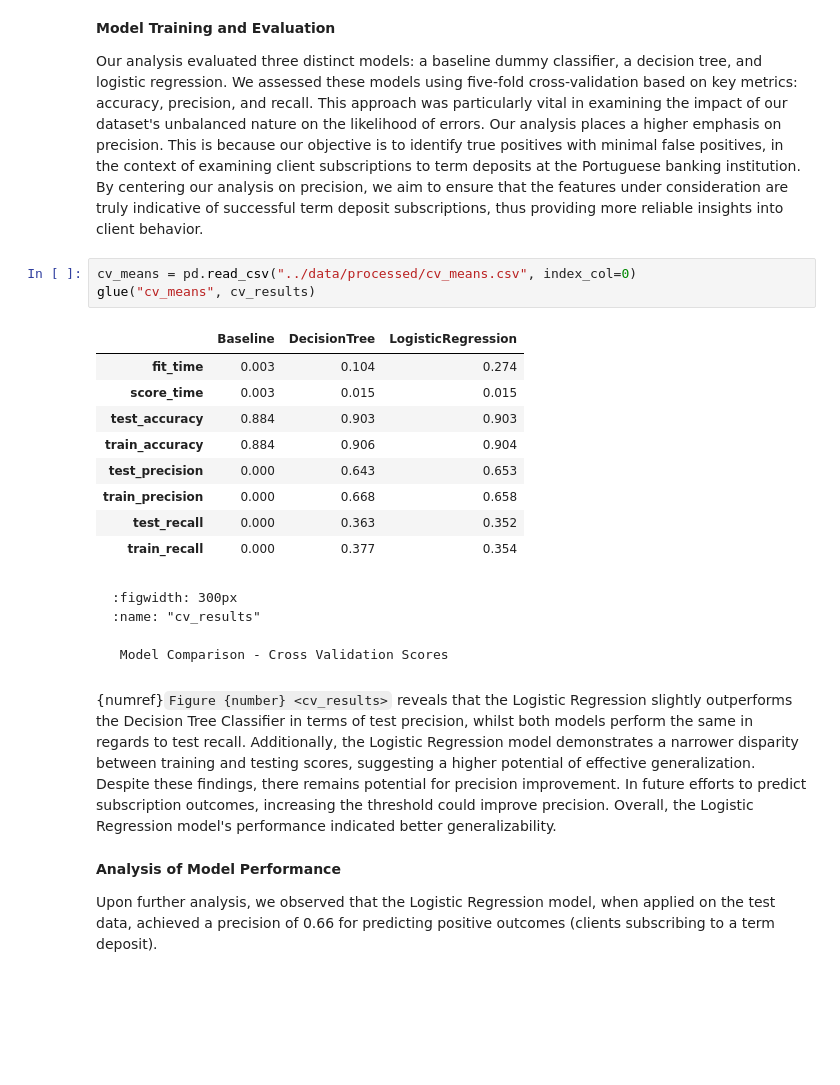
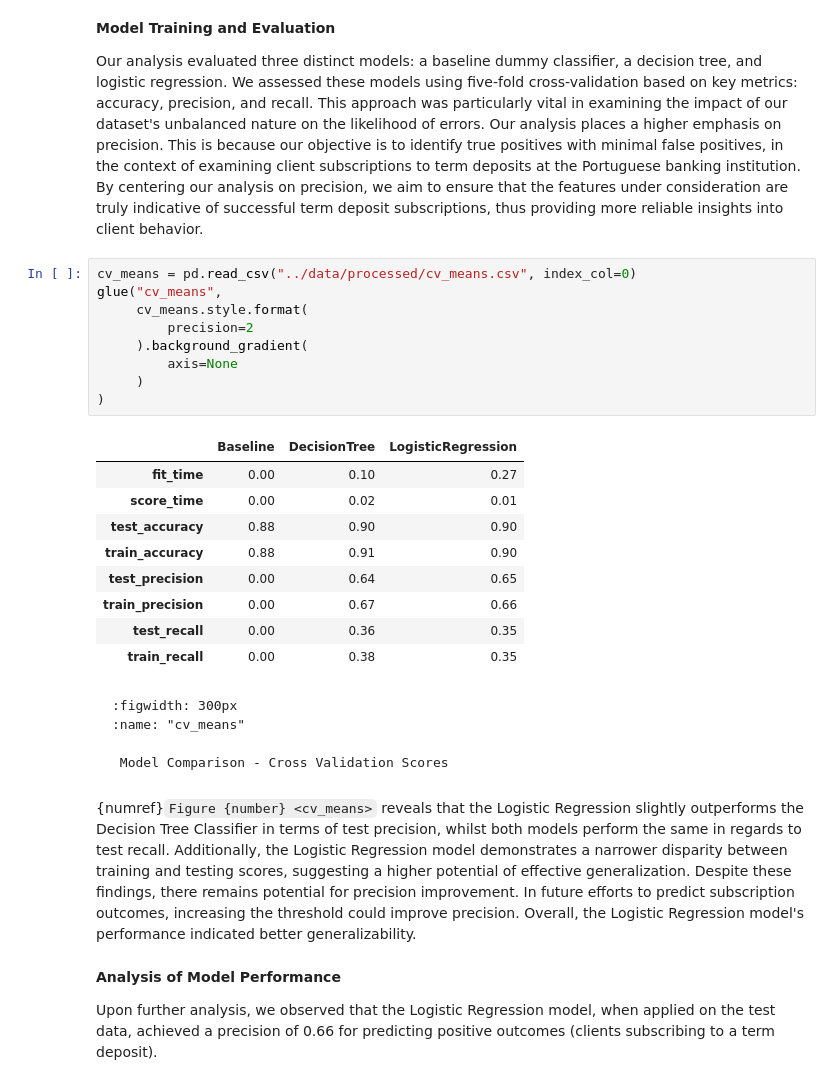
Before and after one commit to UBC-MDS/dsci522_group21, a Jupyter notebook: report/term_deposit_report.ipynb, the cells around one changed output. Drawn from its saved outputs; the diff is of its cells as text; blank space fills up the shorter version.

````diff
--- a/report/term_deposit_report.ipynb
+++ b/report/term_deposit_report.ipynb
@@ -162,26 +162,32 @@ We identified categorical, ordinal, and numerical features and applied appropria
 Our analysis evaluated three distinct models: a baseline dummy classifier, a decision tree, and logistic regression. We assessed these models using five-fold cross-validation based on key metrics: accuracy, precision, and recall. This approach was particularly vital in examining the impact of our dataset's unbalanced nature on the likelihood of errors. Our analysis places a higher emphasis on precision. This is because our objective is to identify true positives with minimal false positives, in the context of examining client subscriptions to term deposits at the Portuguese banking institution. By centering our analysis on precision, we aim to ensure that the features under consideration are truly indicative of successful term deposit subscriptions, thus providing more reliable insights into client behavior.
 # %%
 cv_means = pd.read_csv("../data/processed/cv_means.csv", index_col=0)
-glue("cv_means", cv_results)
+glue("cv_means",
+     cv_means.style.format(
+         precision=2
+     ).background_gradient(
+         axis=None
+     )
+)
 # %% [output]
 |  | Baseline | DecisionTree | LogisticRegression |
-| fit_time | 0.003 | 0.104 | 0.274 |
-| score_time | 0.003 | 0.015 | 0.015 |
-| test_accuracy | 0.884 | 0.903 | 0.903 |
-| train_accuracy | 0.884 | 0.906 | 0.904 |
-| test_precision | 0.000 | 0.643 | 0.653 |
-| train_precision | 0.000 | 0.668 | 0.658 |
-| test_recall | 0.000 | 0.363 | 0.352 |
-| train_recall | 0.000 | 0.377 | 0.354 |
+| fit_time | 0.00 | 0.10 | 0.27 |
+| score_time | 0.00 | 0.02 | 0.01 |
+| test_accuracy | 0.88 | 0.90 | 0.90 |
+| train_accuracy | 0.88 | 0.91 | 0.90 |
+| test_precision | 0.00 | 0.64 | 0.65 |
+| train_precision | 0.00 | 0.67 | 0.66 |
+| test_recall | 0.00 | 0.36 | 0.35 |
+| train_recall | 0.00 | 0.38 | 0.35 |
 # %% [markdown]
-```{glue:figure} cv_results
+```{glue:figure} cv_means
 :figwidth: 300px
-:name: "cv_results"
+:name: "cv_means"
 
  Model Comparison - Cross Validation Scores
 ```
 # %% [markdown]
-{numref}`Figure {number} <cv_results>` reveals that the Logistic Regression slightly outperforms the Decision Tree Classifier in terms of test precision, whilst both models perform the same in regards to test recall. Additionally, the Logistic Regression model demonstrates a narrower disparity between training and testing scores, suggesting a higher potential of effective generalization. Despite these findings, there remains potential for precision improvement. In future efforts to predict subscription outcomes, increasing the threshold could improve precision. Overall, the Logistic Regression model's performance indicated better generalizability.
+{numref}`Figure {number} <cv_means>` reveals that the Logistic Regression slightly outperforms the Decision Tree Classifier in terms of test precision, whilst both models perform the same in regards to test recall. Additionally, the Logistic Regression model demonstrates a narrower disparity between training and testing scores, suggesting a higher potential of effective generalization. Despite these findings, there remains potential for precision improvement. In future efforts to predict subscription outcomes, increasing the threshold could improve precision. Overall, the Logistic Regression model's performance indicated better generalizability.
 # %% [markdown]
 **Analysis of Model Performance**
 
````
Also changed, not shown: parts of 2 cells of this notebook.
